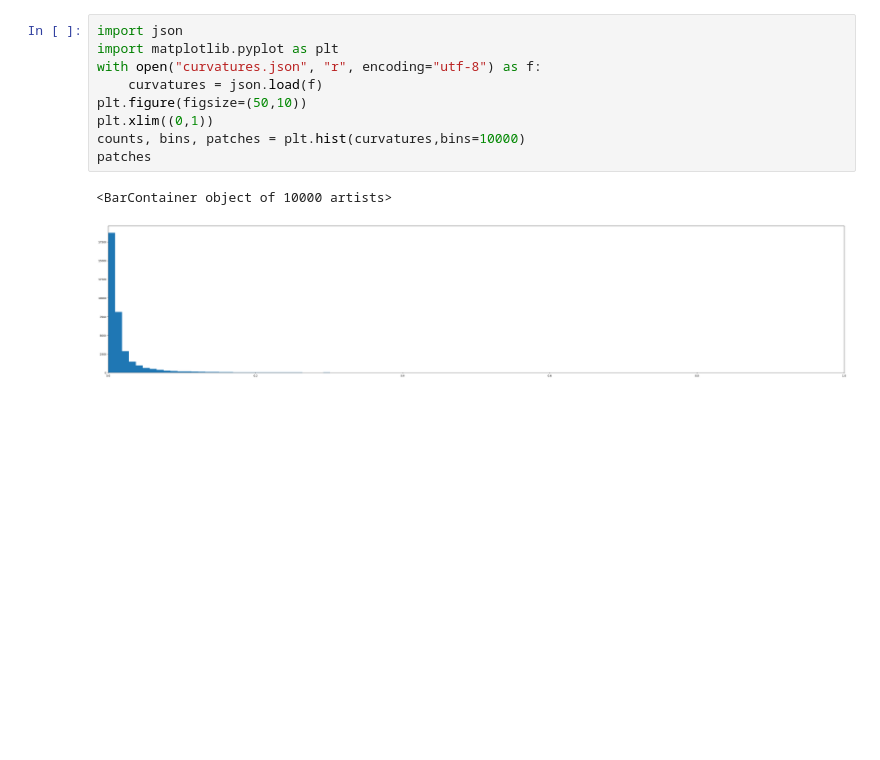
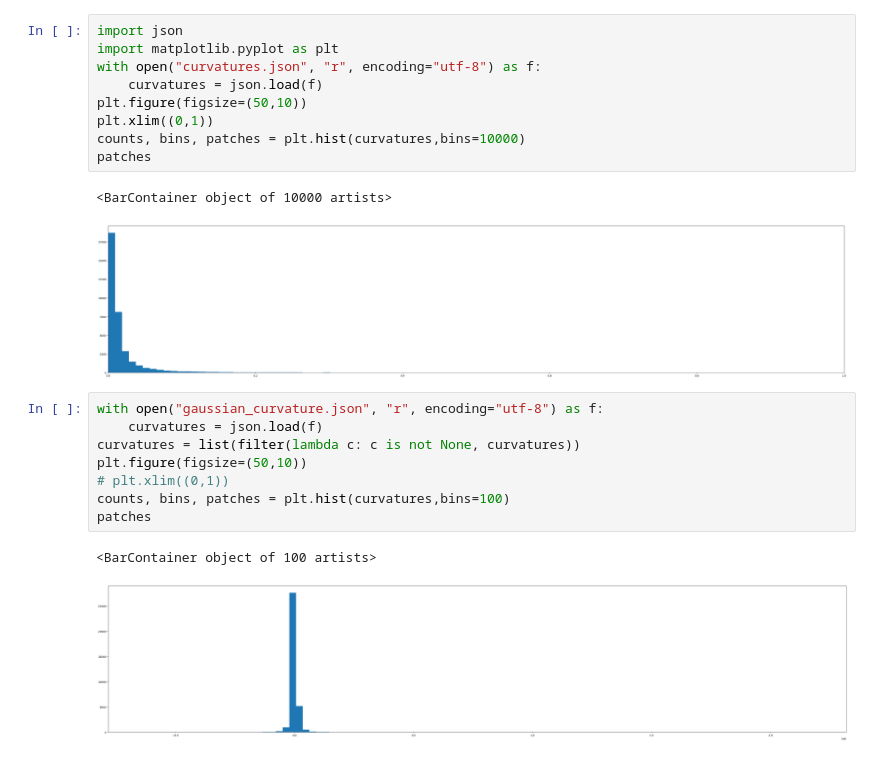
Before and after one commit to wkgreat/graphlab, a Jupyter notebook: research/mesh/curvature_histogram.ipynb, the cells around one changed output. Saved outputs shown, nothing was run; the diff lists cells and outputs as text; blank space fills up the shorter version.

Commit message:
guassian curvature

```diff
--- a/research/mesh/curvature_histogram.ipynb
+++ b/research/mesh/curvature_histogram.ipynb
@@ -10,3 +10,14 @@ patches
 # %% [output]
 <BarContainer object of 10000 artists>
 [figure]
+# %%
+with open("gaussian_curvature.json", "r", encoding="utf-8") as f:
+    curvatures = json.load(f)
+curvatures = list(filter(lambda c: c is not None, curvatures))
+plt.figure(figsize=(50,10))
+# plt.xlim((0,1))
+counts, bins, patches = plt.hist(curvatures,bins=100)
+patches
+# %% [output]
+<BarContainer object of 100 artists>
+[figure, added]
```
Also changed, not shown: 4 other files.
